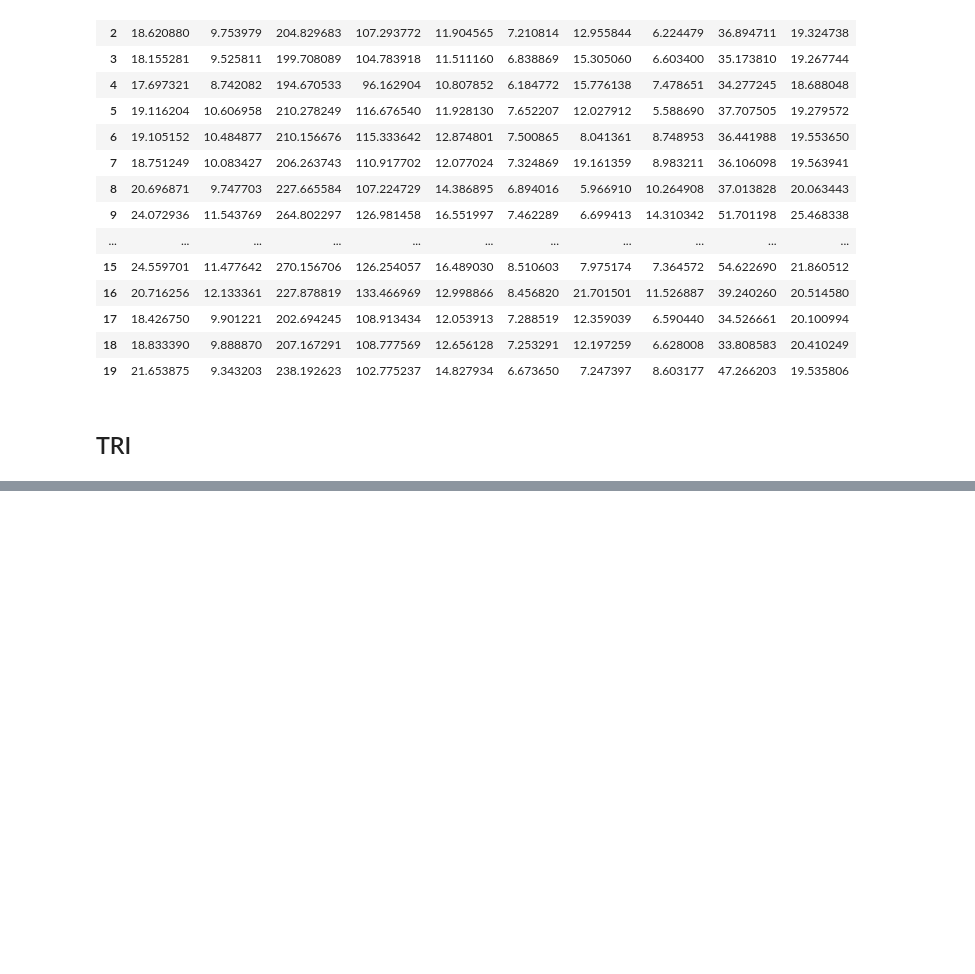
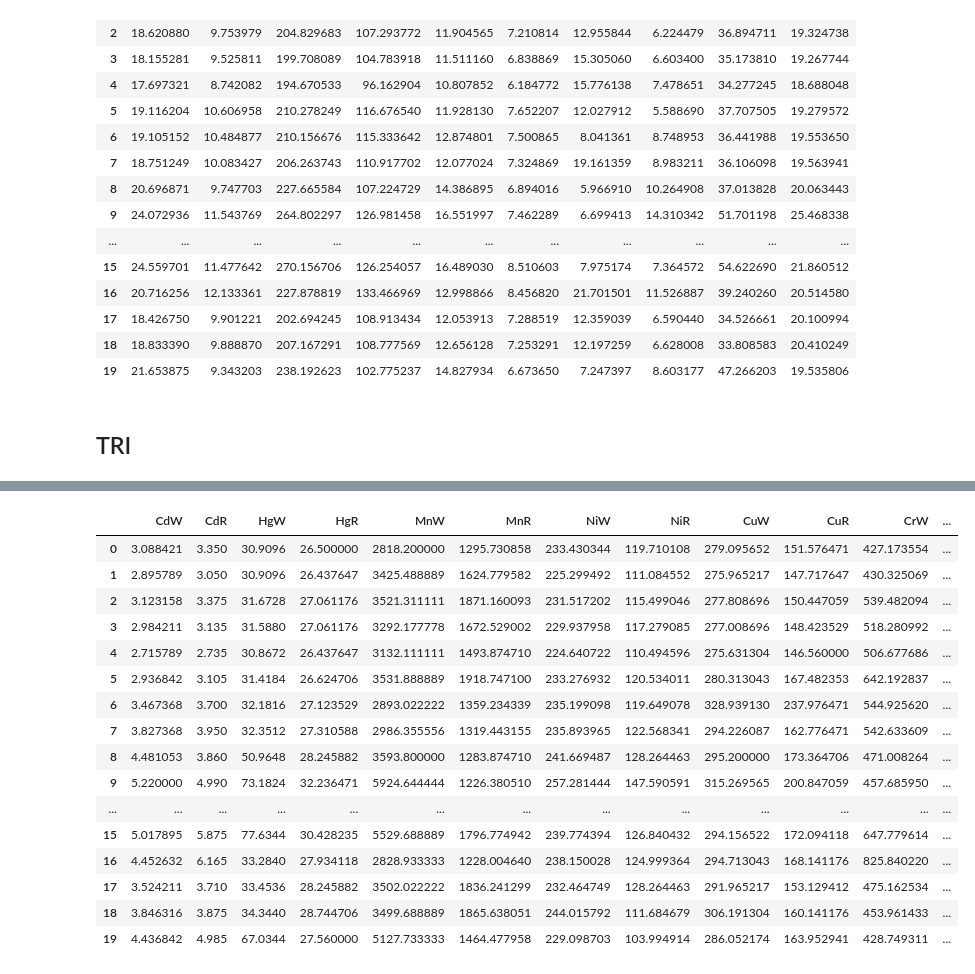
Before and after one commit to rakibhhridoy/OnGoingStudy, a Jupyter notebook: MPhil/Pollution Indices.ipynb, the cells around one changed output, grey strips where cells are left out. Drawn from its saved outputs; the diff is of its cells as text; code cells hidden in the pictures; blank space fills up the shorter version.

```diff
--- a/MPhil/Pollution Indices.ipynb
+++ b/MPhil/Pollution Indices.ipynb
@@ -1294,0 +1877,6 @@ indices1.to_csv("data/mCD_mPLI_mPI_PLI.csv")
+# %%
+trv = pd.DataFrame({
+    "Elements": ["Cr", "Ni", "Cu", "As", "Cd", "Pb", "Fe", "Hg", "Mn"],
+    "trv" : [26, 16, 16, 6, 0.6, 31, 40000, 1.06, 700]
+})
+trv
@@ -1294,0 +1894,6 @@ indices1.to_csv("data/mCD_mPLI_mPI_PLI.csv")
+# %%
+cols = trv.T.iloc[0]
+trv_ = trv.T
+trv_.columns = cols
+trv = trv_.drop(["Elements"])
+trv
@@ -1294,0 +1903,70 @@ indices1.to_csv("data/mCD_mPLI_mPI_PLI.csv")
+# %%
+er_CdW = trv["Cd"][0] * (df["CdW"]/bg["Cd"][0])
+er_CdR = trv["Cd"][0] * (df["CdR"]/bg["Cd"][1])
+
+#er_FeW = trv["Fe"][0] * (df["FeW"]/bg["Fe"][0])
+#er_FeR = trv["Fe"][0] * (df["FeR"]/bg["Fe"][1])
+
+er_HgW = trv["Hg"][0] * (df["HgW"]/bg["Hg"][0])
+er_HgR = trv["Hg"][0] * (df["HgR"]/bg["Hg"][1])
+
+er_MnW = trv["Mn"][0] * (df["MnW"]/bg["Mn"][0])
+er_MnR = trv["Mn"][0] * (df["MnR"]/bg["Mn"][1])
+
+er_NiW = trv["Ni"][0] * (df["NiW"]/bg["Ni"][0])
+er_NiR = trv["Ni"][0] * (df["NiR"]/bg["Ni"][1])
+
+er_CuW = trv["Cu"][0] * (df["CuW"]/bg["Cu"][0])
+er_CuR = trv["Cu"][0] * (df["CuR"]/bg["Cu"][1])
+
+er_CrW = trv["Cr"][0] * (df["CrW"]/bg["Cr"][0])
+er_CrR = trv["Cr"][0] * (df["CrR"]/bg["Cr"][1])
+
+er_PbW = trv["Pb"][0] * (df["PbW"]/bg["Pb"][0])
+er_PbR = trv["Pb"][0] * (df["PbR"]/bg["Pb"][1])
+
+er_AsW = trv["As"][0] * (df["AsW"]/bg["As"][0])
+er_AsR = trv["As"][0] * (df["AsR"]/bg["As"][1])
+
+
+er = pd.DataFrame({
+    "CdW": er_CdW,
+    "CdR": er_CdR,
+#    "FeW": er_FeW,
+#    "FeR": er_FeR,
+    "HgW": er_HgW,
+    "HgR": er_HgR,
+    "MnW": er_MnW,
+    "MnR": er_MnR,
+    "NiW": er_NiW,
+    "NiR": er_NiR,
+    "CuW": er_CuW,
+    "CuR": er_CuR,
+    "CrW": er_CrW,
+    "CrR": er_CrR,
+    "PbW": er_PbW,
+    "PbR": er_PbR,
+    "AsW": er_AsW,
+    "AsR": er_AsR,
+
+})
+
+er
+# %% [output]
+|  | CdW | CdR | HgW | HgR | MnW | MnR | NiW | NiR | CuW | CuR | CrW | ... |
+| 0 | 3.088421 | 3.350 | 30.9096 | 26.500000 | 2818.200000 | 1295.730858 | 233.430344 | 119.710108 | 279.095652 | 151.576471 | 427.173554 | ... |
+| 1 | 2.895789 | 3.050 | 30.9096 | 26.437647 | 3425.488889 | 1624.779582 | 225.299492 | 111.084552 | 275.965217 | 147.717647 | 430.325069 | ... |
+| 2 | 3.123158 | 3.375 | 31.6728 | 27.061176 | 3521.311111 | 1871.160093 | 231.517202 | 115.499046 | 277.808696 | 150.447059 | 539.482094 | ... |
+| 3 | 2.984211 | 3.135 | 31.5880 | 27.061176 | 3292.177778 | 1672.529002 | 229.937958 | 117.279085 | 277.008696 | 148.423529 | 518.280992 | ... |
+| 4 | 2.715789 | 2.735 | 30.8672 | 26.437647 | 3132.111111 | 1493.874710 | 224.640722 | 110.494596 | 275.631304 | 146.560000 | 506.677686 | ... |
+| 5 | 2.936842 | 3.105 | 31.4184 | 26.624706 | 3531.888889 | 1918.747100 | 233.276932 | 120.534011 | 280.313043 | 167.482353 | 642.192837 | ... |
+| 6 | 3.467368 | 3.700 | 32.1816 | 27.123529 | 2893.022222 | 1359.234339 | 235.199098 | 119.649078 | 328.939130 | 237.976471 | 544.925620 | ... |
+| 7 | 3.827368 | 3.950 | 32.3512 | 27.310588 | 2986.355556 | 1319.443155 | 235.893965 | 122.568341 | 294.226087 | 162.776471 | 542.633609 | ... |
+| 8 | 4.481053 | 3.860 | 50.9648 | 28.245882 | 3593.800000 | 1283.874710 | 241.669487 | 128.264463 | 295.200000 | 173.364706 | 471.008264 | ... |
+| 9 | 5.220000 | 4.990 | 73.1824 | 32.236471 | 5924.644444 | 1226.380510 | 257.281444 | 147.590591 | 315.269565 | 200.847059 | 457.685950 | ... |
+| ... | ... | ... | ... | ... | ... | ... | ... | ... | ... | ... | ... | ... |
+| 15 | 5.017895 | 5.875 | 77.6344 | 30.428235 | 5529.688889 | 1796.774942 | 239.774394 | 126.840432 | 294.156522 | 172.094118 | 647.779614 | ... |
+| 16 | 4.452632 | 6.165 | 33.2840 | 27.934118 | 2828.933333 | 1228.004640 | 238.150028 | 124.999364 | 294.713043 | 168.141176 | 825.840220 | ... |
+| 17 | 3.524211 | 3.710 | 33.4536 | 28.245882 | 3502.022222 | 1836.241299 | 232.464749 | 128.264463 | 291.965217 | 153.129412 | 475.162534 | ... |
+| 18 | 3.846316 | 3.875 | 34.3440 | 28.744706 | 3499.688889 | 1865.638051 | 244.015792 | 111.684679 | 306.191304 | 160.141176 | 453.961433 | ... |
+| 19 | 4.436842 | 4.985 | 67.0344 | 27.560000 | 5127.733333 | 1464.477958 | 229.098703 | 103.994914 | 286.052174 | 163.952941 | 428.749311 | ... |
```
Also changed, not shown: parts of 24 cells of this notebook, 1 other file.
